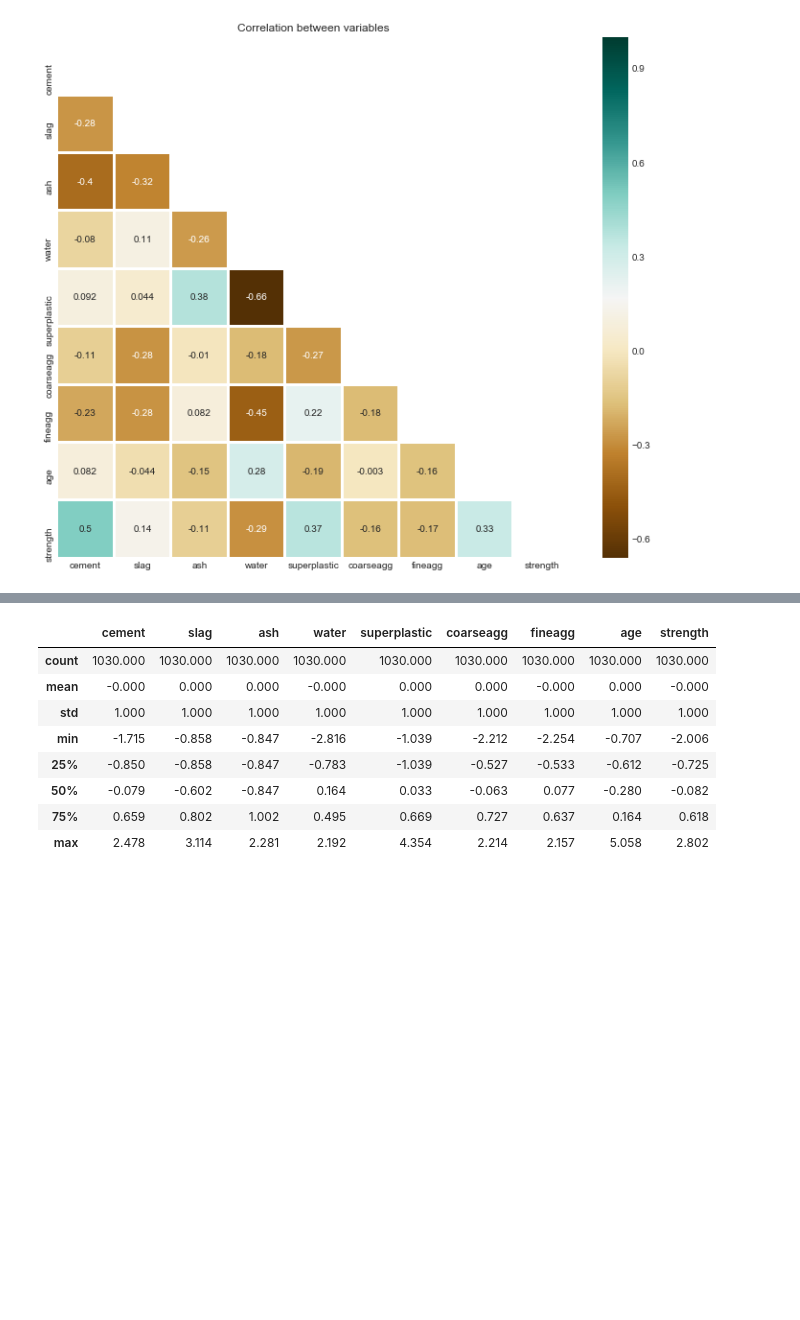
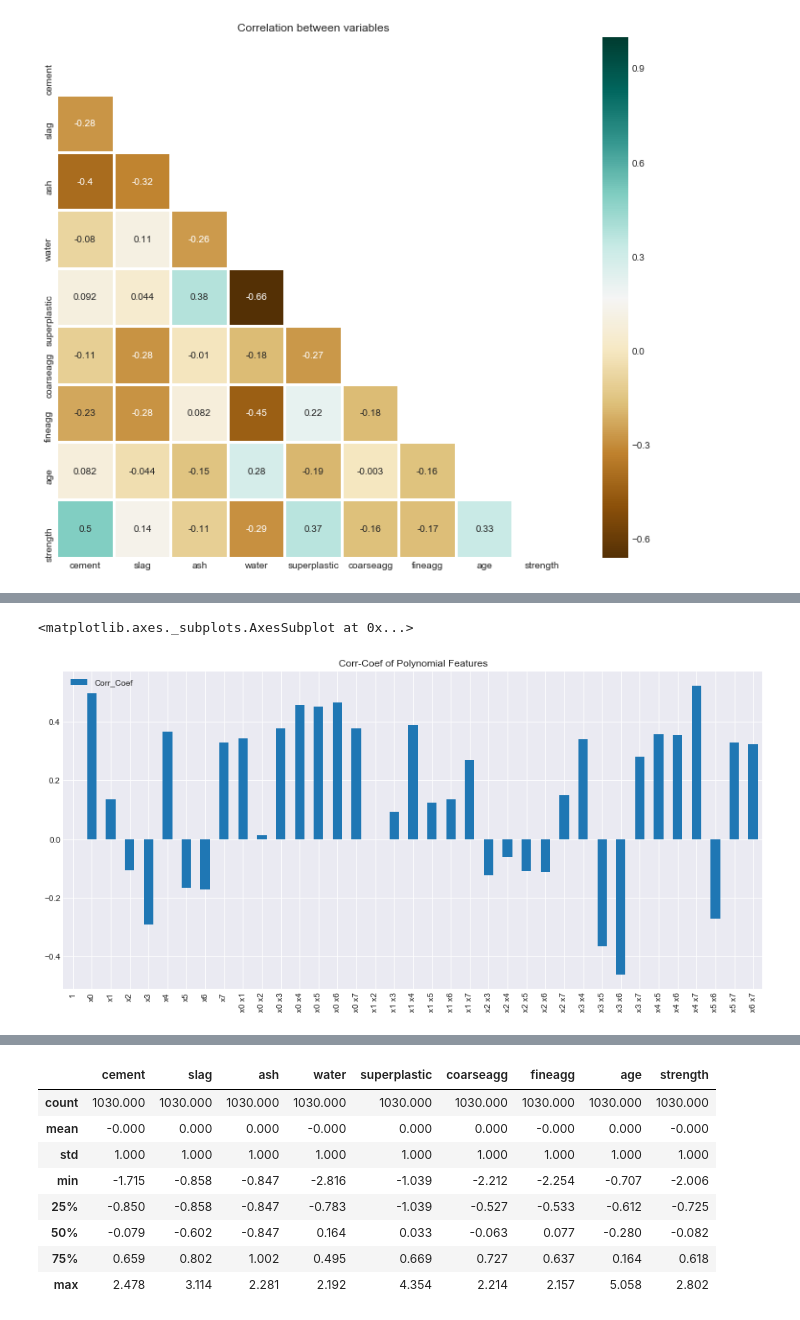
Before and after one commit to theakshaydas/PGP-AIML, a Jupyter notebook: CaseStudies/08-FeatureEngineering-Concrete.Strength/Concrete Compressive Strength.ipynb, the cells around one changed output, grey strips where cells are left out. Drawn from its saved outputs; the diff is of its cells as text; code cells hidden in the pictures; blank space fills up the shorter version.

```diff
--- a/CaseStudies/08-FeatureEngineering-Concrete.Strength/Concrete Comprehensive Strength.ipynb
+++ b/CaseStudies/08-FeatureEngineering-Concrete.Strength/Concrete Compressive Strength.ipynb
@@ -495,0 +572,8 @@ Standardization or z-scores is the most commonly used method. It converts all in
+# %%
+# Check the correlation coefficient of all the polynomial features with strength
+poly_corrcoef = [np.corrcoef(concrete_poly[col], concrete_poly.strength)[0,1] for col in concrete_poly.columns[:-1]]
+pd.DataFrame(poly_corrcoef, index = concrete_poly.columns[:-1],
+             columns=['Corr_Coef']).plot(kind='bar', figsize=(15,7), title='Corr-Coef of Polynomial Features')
+# %% [output]
+<matplotlib.axes._subplots.AxesSubplot at 0x...>
+[figure, added]
```
Also changed, not shown: parts of 74 cells of this notebook.
